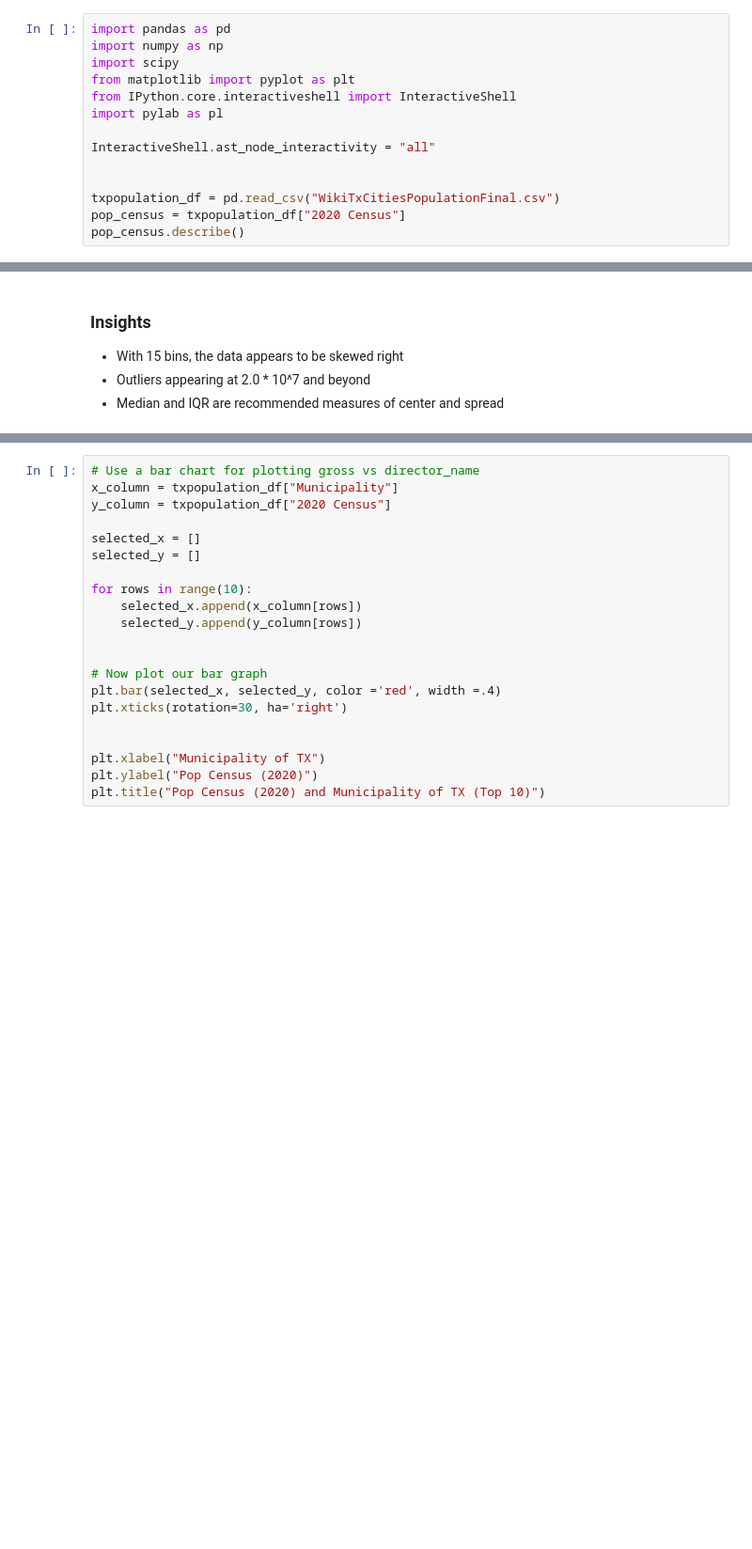
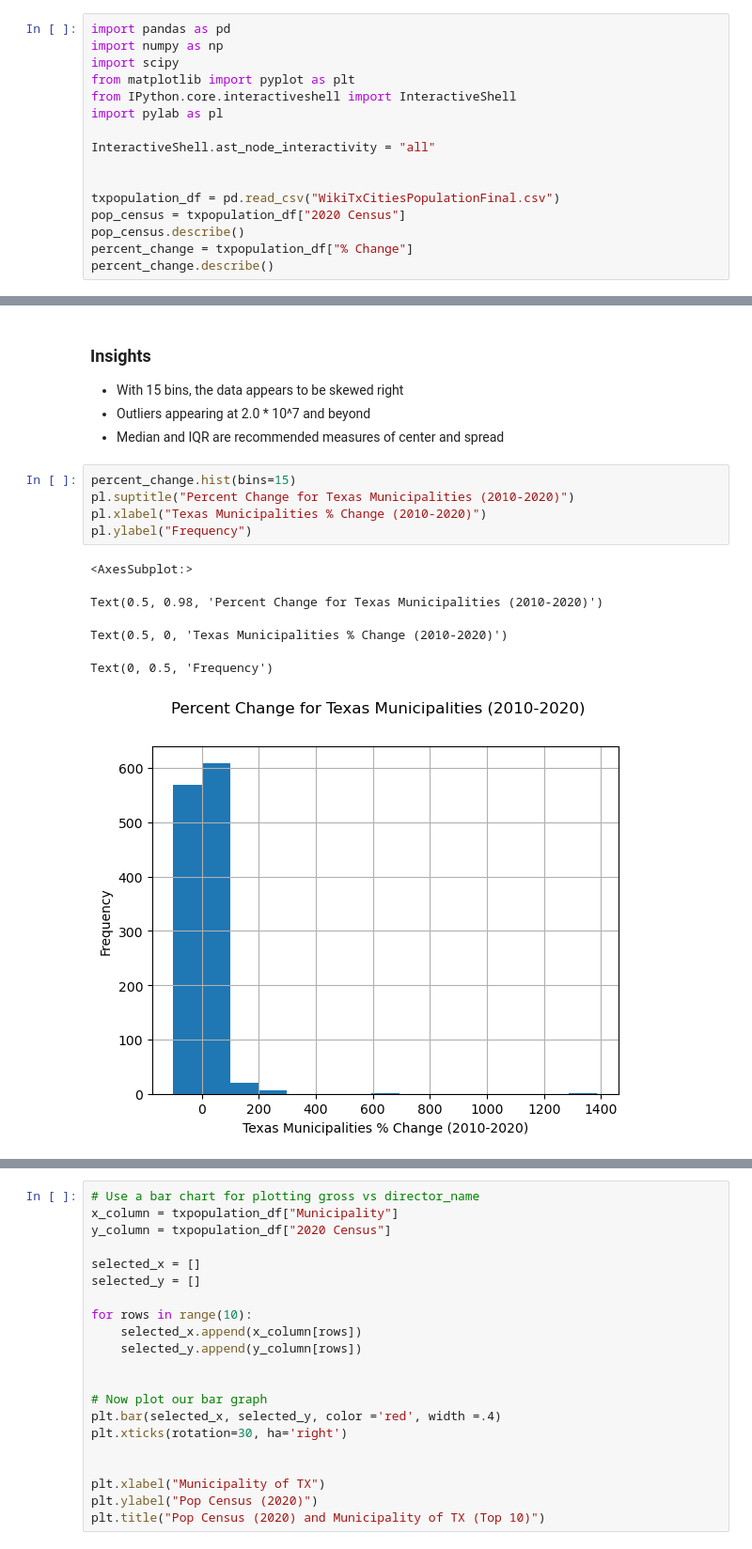
Before and after one commit to ZacharySoo01/I310D_DataCuration-Analysis, a Jupyter notebook: zks273_assignment7.ipynb, the cells around one changed output, grey strips where cells are left out. Shown at 94% size. Drawn from its saved outputs; the diff is of its cells as text; blank space fills up the shorter version.

```diff
--- a/zks273_assignment7.ipynb
+++ b/zks273_assignment7.ipynb
@@ -184,6 +192,8 @@ InteractiveShell.ast_node_interactivity = "all"
 txpopulation_df = pd.read_csv("WikiTxCitiesPopulationFinal.csv")
 pop_census = txpopulation_df["2020 Census"]
 pop_census.describe()
+percent_change = txpopulation_df["% Change"]
+percent_change.describe()
 # %% [output]
 count    1.206000e+03
 mean     1.747093e+04
@@ -220,3 +251,14 @@ Text(0, 0.5, 'Frequency')
 - With 15 bins, the data appears to be skewed right
 - Outliers appearing at 2.0 * 10^7 and beyond
 - Median and IQR are recommended measures of center and spread
+# %%
+percent_change.hist(bins=15)
+pl.suptitle("Percent Change for Texas Municipalities (2010-2020)")
+pl.xlabel("Texas Municipalities % Change (2010-2020)")
+pl.ylabel("Frequency")
+# %% [output]
+<AxesSubplot:>
+Text(0.5, 0.98, 'Percent Change for Texas Municipalities (2010-2020)')
+Text(0.5, 0, 'Texas Municipalities % Change (2010-2020)')
+Text(0, 0.5, 'Frequency')
+[figure, added]
```
Also changed, not shown: parts of 24 cells of this notebook.
